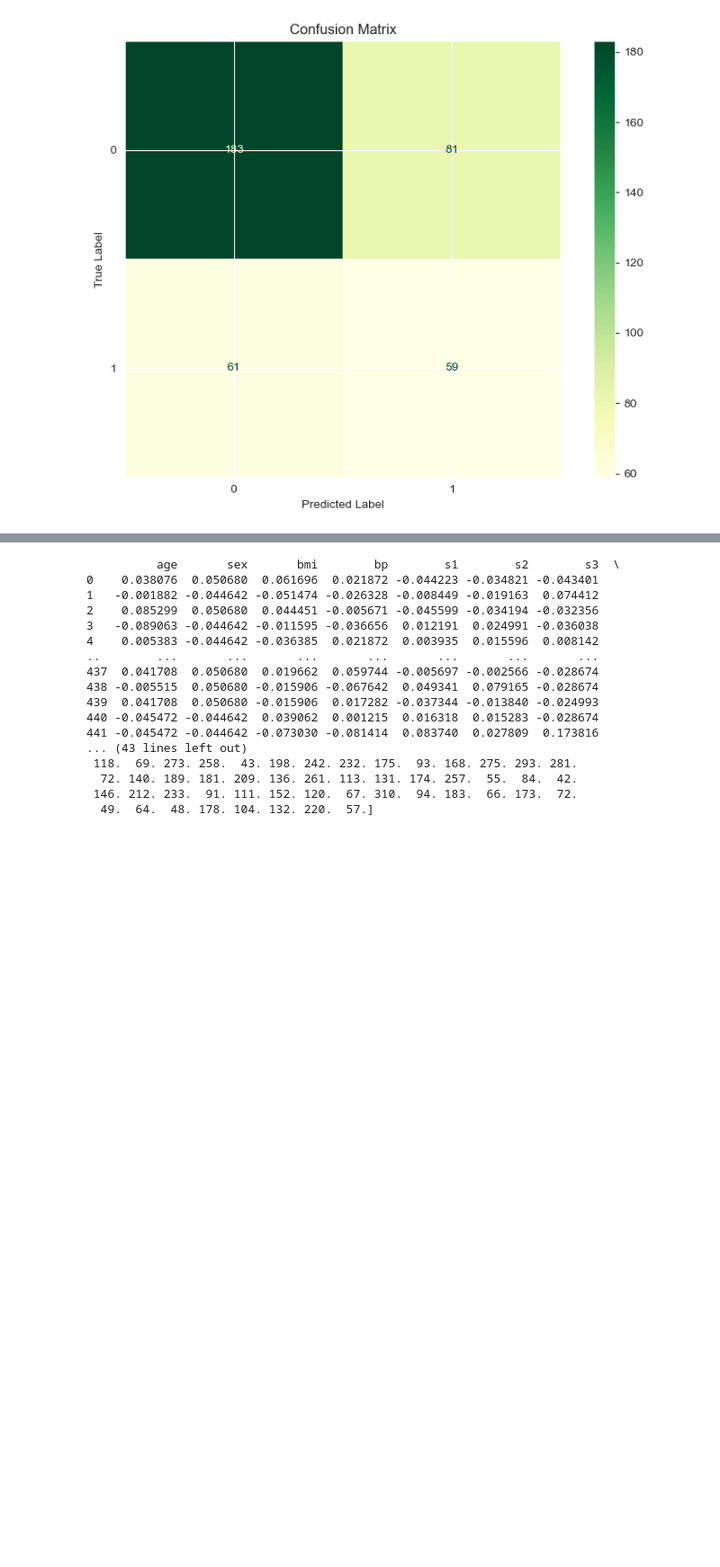
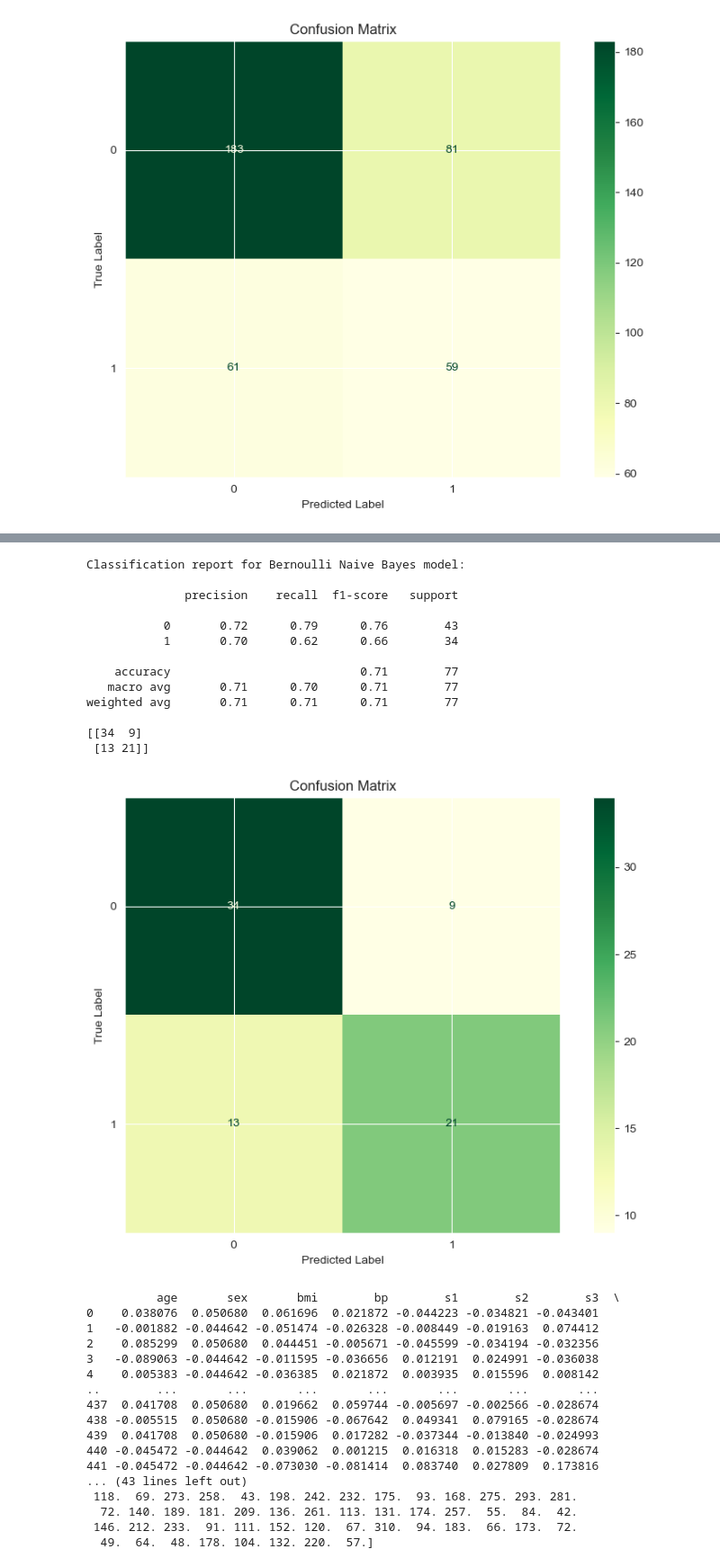
Before and after one commit to ayanokoji024/friendly-potato, a Jupyter notebook: Diabetes_Dataset_ML_Lab_Assignment_1_020.ipynb, the cells around one changed output, grey strips where cells are left out. Shown: that part at 90% size. Cells and saved outputs as stored; diff of their text form; code cells hidden in the pictures; blank space fills up the shorter version.

```diff
--- a/Diabetes_Dataset_ML_Lab_Assignment_1_020.ipynb
+++ b/Diabetes_Dataset_ML_Lab_Assignment_1_020.ipynb
@@ -204,7 +204,7 @@ def bernoulliNB_model_diabetes(test_ratio, X, y,alpha=1e-6):
   train_X = scaler.fit_transform(train_X)
   test_X = scaler.transform(test_X)
 
-  model = BernoulliNB()
+  model = BernoulliNB(binarize=0.0)
   model.fit(train_X, train_y)
 
   pred_y = model.predict(test_X)
@@ -246,3 +263,20 @@ weighted avg       0.65      0.63      0.64       384
+# %%
+bernoulliNB_model_diabetes(0.1,X,y,alpha=1e-6)
+# %% [output]
+Classification report for Bernoulli Naive Bayes model:
+
+              precision    recall  f1-score   support
+
+           0       0.72      0.79      0.76        43
+           1       0.70      0.62      0.66        34
+
+    accuracy                           0.71        77
+   macro avg       0.71      0.70      0.71        77
+weighted avg       0.71      0.71      0.71        77
+
+[[34  9]
+ [13 21]]
+[figure, added]
 # %%
 from sklearn.datasets import load_diabetes
 import pandas as pd
```
Also changed, not shown: parts of 1 cell of this notebook, 1 other file.
